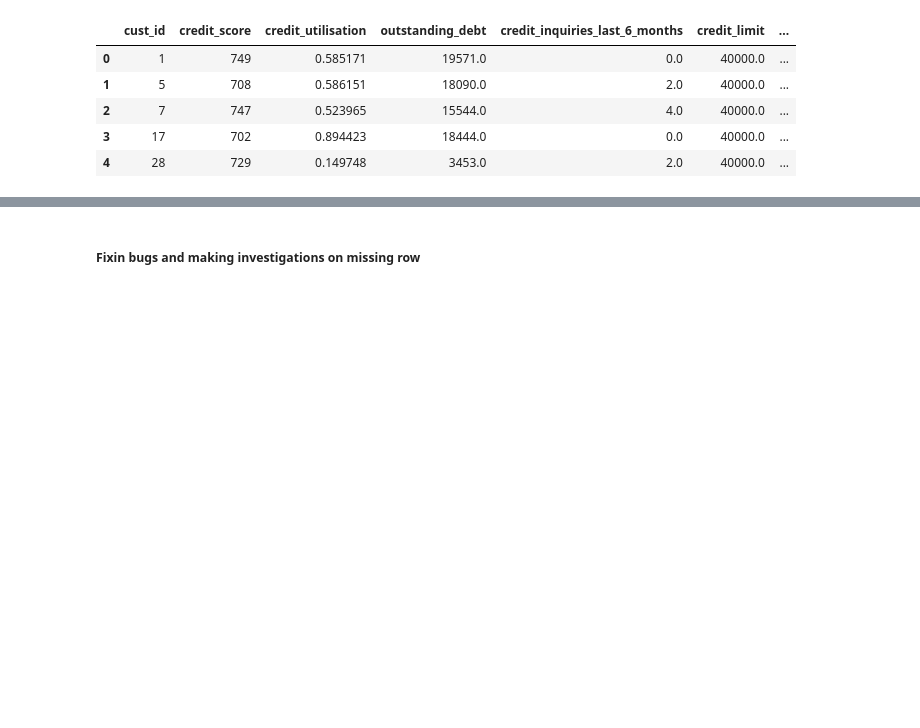
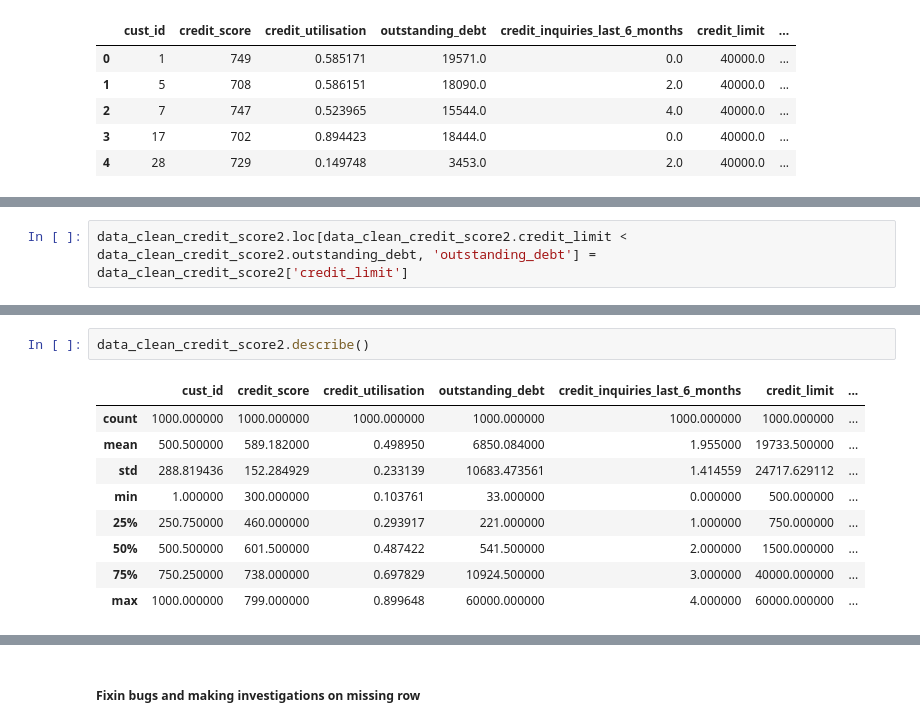
Before and after one commit to jdhova/DummyBank, a Jupyter notebook: CreditScore.ipynb, the cells around one changed output, grey strips where cells are left out. Saved outputs shown, nothing was run; the diff lists cells and outputs as text; blank space fills up the shorter version.

```diff
--- a/CreditScore.ipynb
+++ b/CreditScore.ipynb
@@ -437,0 +506,2 @@ modeDF
+# %%
+data_clean_credit_score2.loc[data_clean_credit_score2.credit_limit < data_clean_credit_score2.outstanding_debt, 'outstanding_debt'] = data_clean_credit_score2['credit_limit']
@@ -438,2 +513,14 @@ modeDF
+# %%
+data_clean_credit_score2.describe()
+# %% [output]
+|  | cust_id | credit_score | credit_utilisation | outstanding_debt | credit_inquiries_last_6_months | credit_limit | ... |
+| count | 1000.000000 | 1000.000000 | 1000.000000 | 1000.000000 | 1000.000000 | 1000.000000 | ... |
+| mean | 500.500000 | 589.182000 | 0.498950 | 6850.084000 | 1.955000 | 19733.500000 | ... |
+| std | 288.819436 | 152.284929 | 0.233139 | 10683.473561 | 1.414559 | 24717.629112 | ... |
+| min | 1.000000 | 300.000000 | 0.103761 | 33.000000 | 0.000000 | 500.000000 | ... |
+| 25% | 250.750000 | 460.000000 | 0.293917 | 221.000000 | 1.000000 | 750.000000 | ... |
+| 50% | 500.500000 | 601.500000 | 0.487422 | 541.500000 | 2.000000 | 1500.000000 | ... |
+| 75% | 750.250000 | 738.000000 | 0.697829 | 10924.500000 | 3.000000 | 40000.000000 | ... |
+| max | 1000.000000 | 799.000000 | 0.899648 | 60000.000000 | 4.000000 | 60000.000000 | ... |
 # %%
 debugger
```
Also changed, not shown: parts of 12 cells of this notebook.
